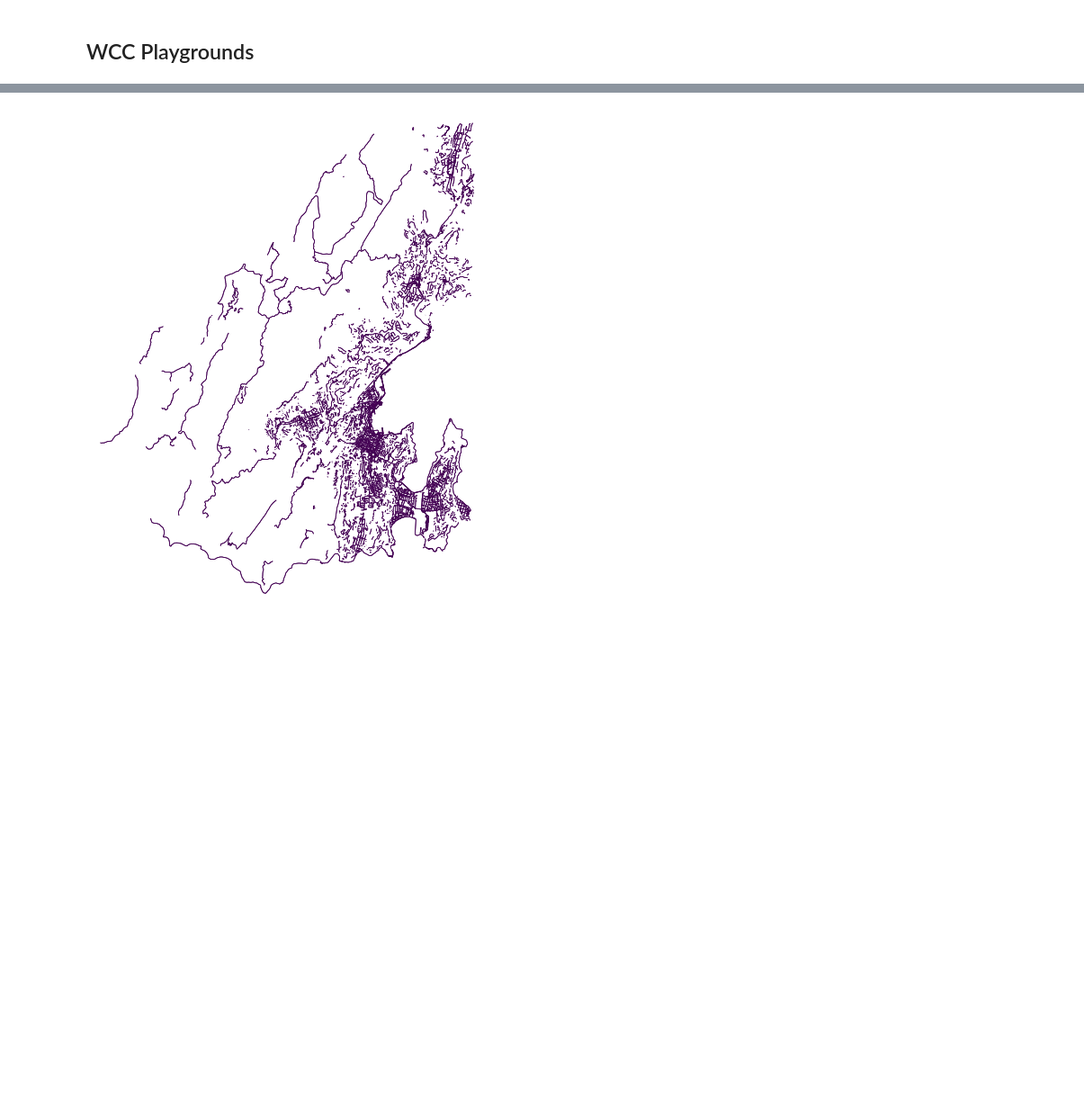
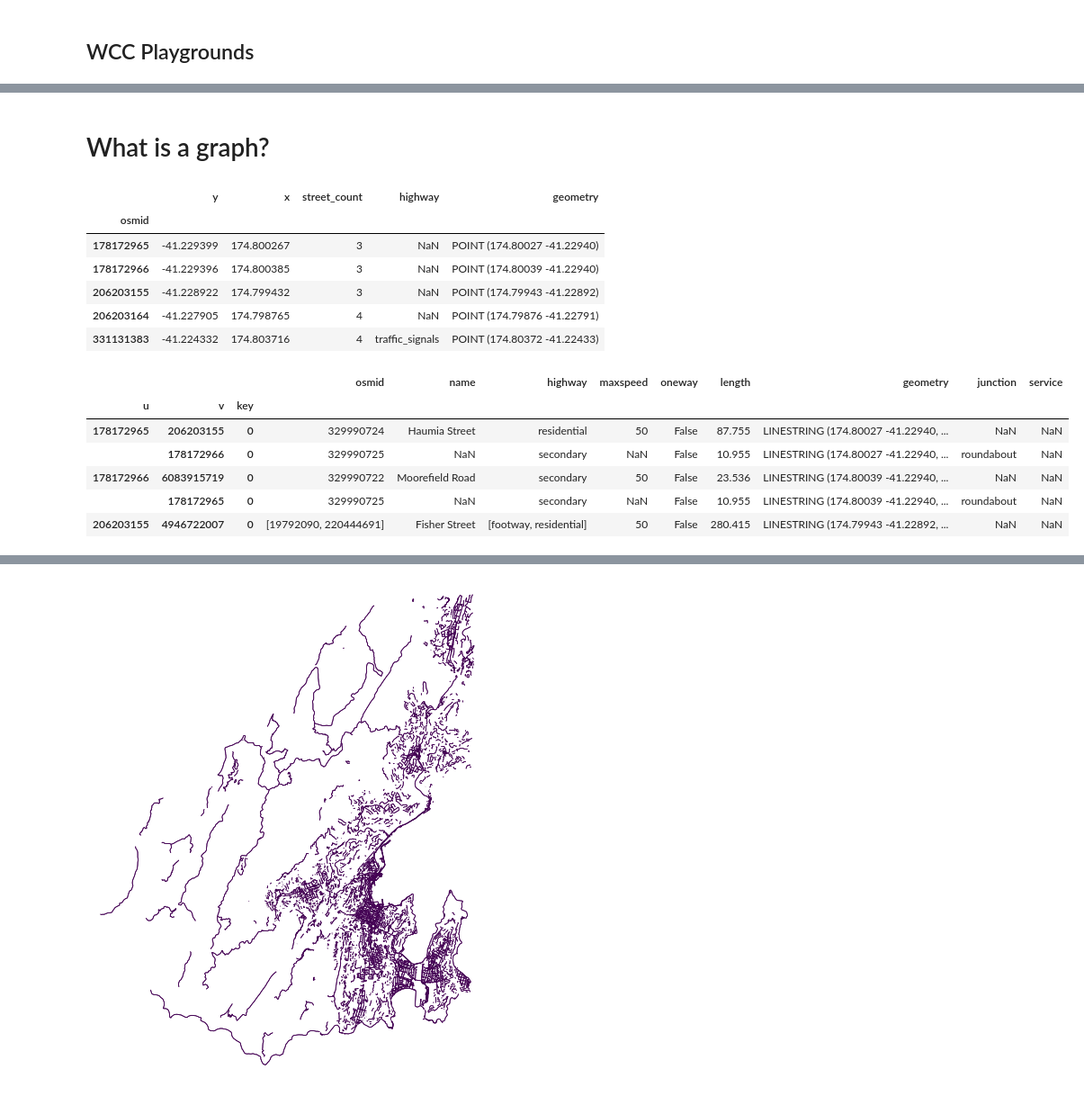
Before and after one commit to shriv/maptime-jul21, a Jupyter notebook: Walking to the park on a computer.ipynb, the cells around one changed output, grey strips where cells are left out. Shown at 90% size. Cells and saved outputs as stored; diff of their text form; code cells hidden in the pictures; blank space fills up the shorter version.

```diff
--- a/Walking to the park on a computer.ipynb
+++ b/Walking to the park on a computer.ipynb
@@ -142,0 +117,21 @@ G = ox.add_edge_grades(G)
+# %% [markdown]
+# What is a graph?
+# %%
+gdf_nodes, gdf_edges = ox.graph_to_gdfs(G_sub)
+display(gdf_nodes.head())
+display(gdf_edges.head())
+# %% [output]
+|  | y | x | street_count | highway | geometry |
+| osmid |  |  |  |  |  |
+| 178172965 | -41.229399 | 174.800267 | 3 | NaN | POINT (174.80027 -41.22940) |
+| 178172966 | -41.229396 | 174.800385 | 3 | NaN | POINT (174.80039 -41.22940) |
+| 206203155 | -41.228922 | 174.799432 | 3 | NaN | POINT (174.79943 -41.22892) |
+| 206203164 | -41.227905 | 174.798765 | 4 | NaN | POINT (174.79876 -41.22791) |
+| 331131383 | -41.224332 | 174.803716 | 4 | traffic_signals | POINT (174.80372 -41.22433) |
+|  |  |  | osmid | name | highway | maxspeed | oneway | length | geometry | junction | service |
+| u | v | key |  |  |  |  |  |  |  |  |  |
+| 178172965 | 206203155 | 0 | 329990724 | Haumia Street | residential | 50 | False | 87.755 | LINESTRING (174.80027 -41.22940, ... | NaN | NaN |
+|  | 178172966 | 0 | 329990725 | NaN | secondary | NaN | False | 10.955 | LINESTRING (174.80027 -41.22940, ... | roundabout | NaN |
+| 178172966 | 6083915719 | 0 | 329990722 | Moorefield Road | secondary | 50 | False | 23.536 | LINESTRING (174.80039 -41.22940, ... | NaN | NaN |
+|  | 178172965 | 0 | 329990725 | NaN | secondary | NaN | False | 10.955 | LINESTRING (174.80039 -41.22940, ... | roundabout | NaN |
+| 206203155 | 4946722007 | 0 | [19792090, 220444691] | Fisher Street | [footway, residential] | 50 | False | 280.415 | LINESTRING (174.79943 -41.22892, ... | NaN | NaN |
```
Also changed, not shown: parts of 19 cells of this notebook.
